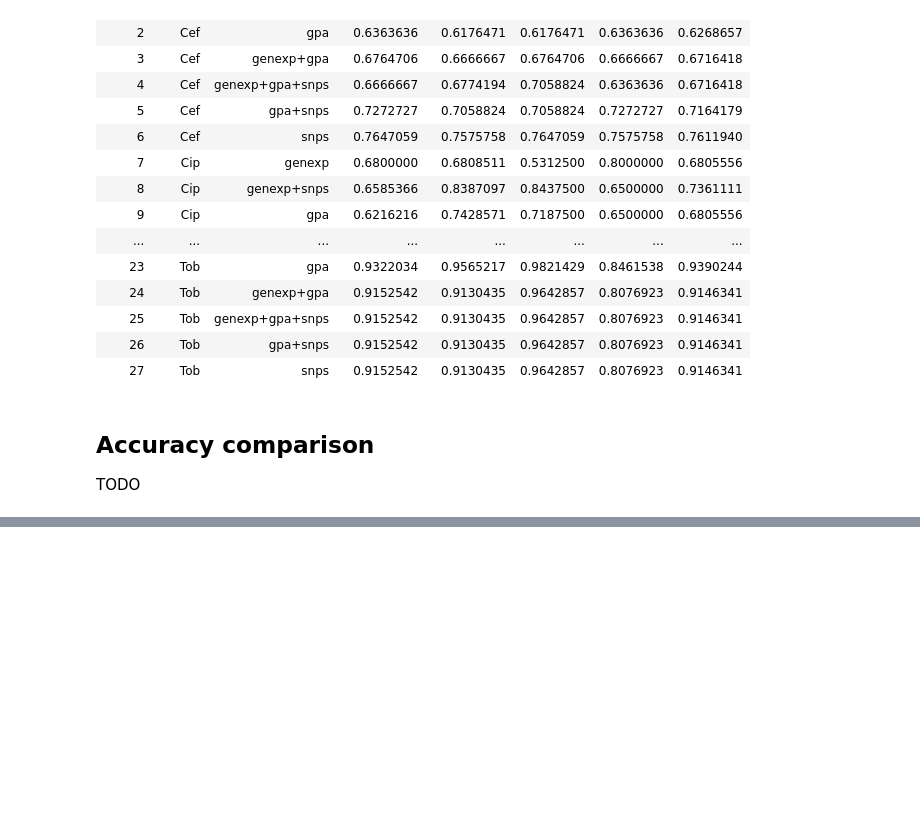
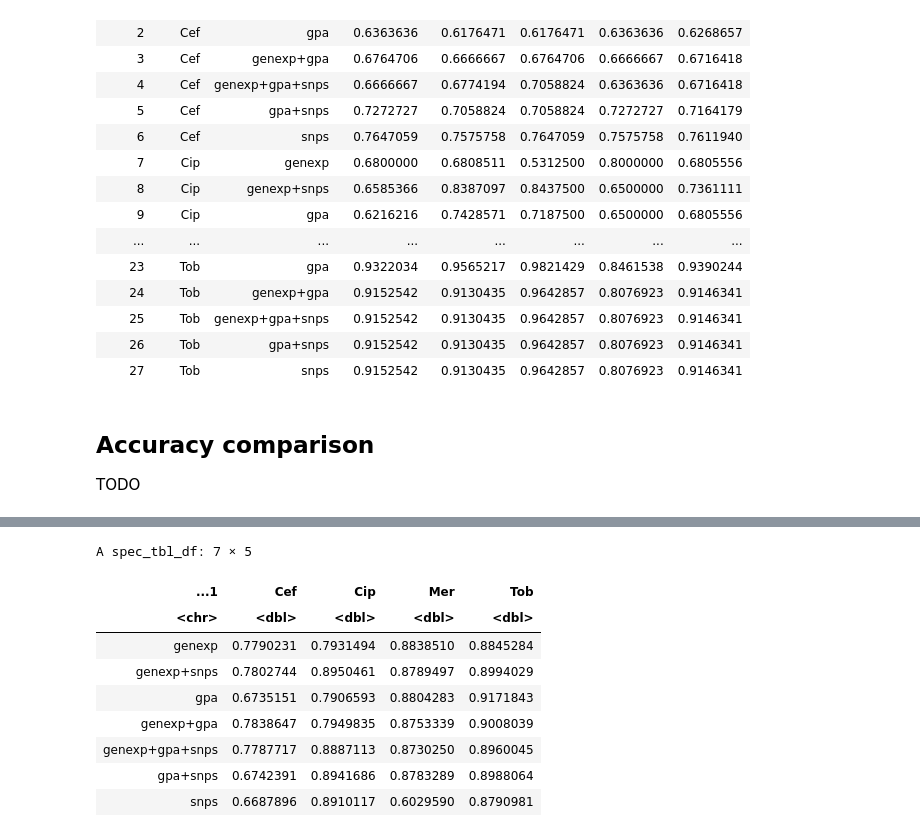
Before and after one commit to riccardo03-maker/Multiomic_integration_antimicrobial_resistance, a Jupyter notebook: r_trials.ipynb, the cells around one changed output, grey strips where cells are left out. Saved outputs shown, nothing was run; the diff lists cells and outputs as text; code cells hidden in the pictures; blank space fills up the shorter version.

```diff
--- a/r_trials.ipynb
+++ b/r_trials.ipynb
@@ -676,0 +718,4 @@ TODO
+# %%
+svm_paper_cv_scores_c_fixed <- read_csv(
+    "pipelines/results/ml_algorithms/svm_paper/svm_paper_cv_scores.csv"
+)
@@ -676,0 +733,13 @@ TODO
+# %%
+svm_paper_cv_scores_c_fixed
+# %% [output]
+A spec_tbl_df: 7 × 5
+| ...1 | Cef | Cip | Mer | Tob |
+| <chr> | <dbl> | <dbl> | <dbl> | <dbl> |
+| genexp | 0.7790231 | 0.7931494 | 0.8838510 | 0.8845284 |
+| genexp+snps | 0.7802744 | 0.8950461 | 0.8789497 | 0.8994029 |
+| gpa | 0.6735151 | 0.7906593 | 0.8804283 | 0.9171843 |
+| genexp+gpa | 0.7838647 | 0.7949835 | 0.8753339 | 0.9008039 |
+| genexp+gpa+snps | 0.7787717 | 0.8887113 | 0.8730250 | 0.8960045 |
+| gpa+snps | 0.6742391 | 0.8941686 | 0.8783289 | 0.8988064 |
+| snps | 0.6687896 | 0.8910117 | 0.6029590 | 0.8790981 |
```
Also changed, not shown: parts of 4 cells of this notebook, 12 other files.
